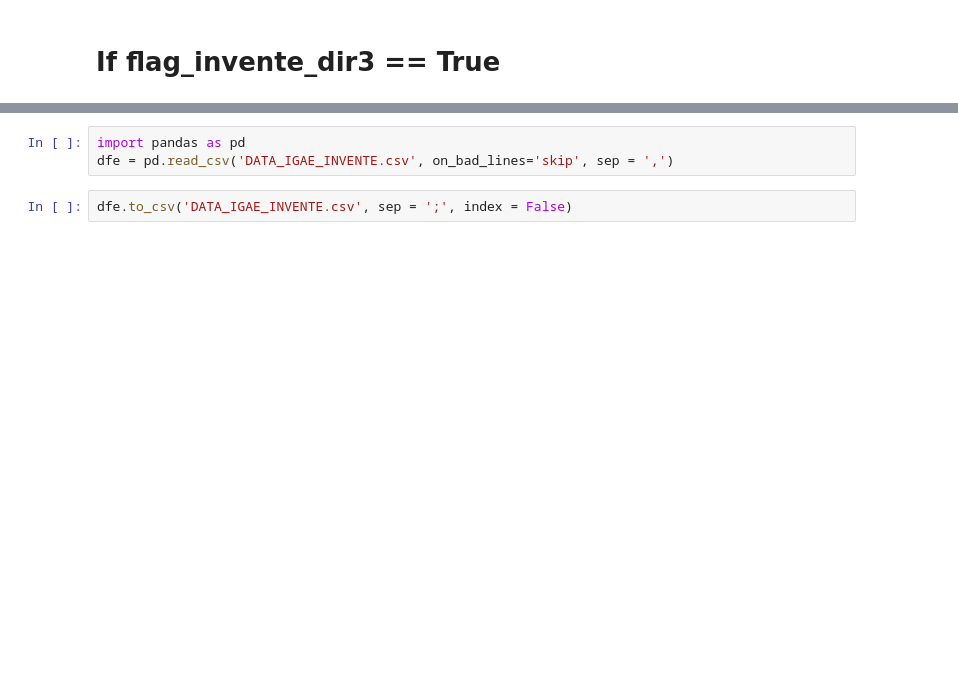
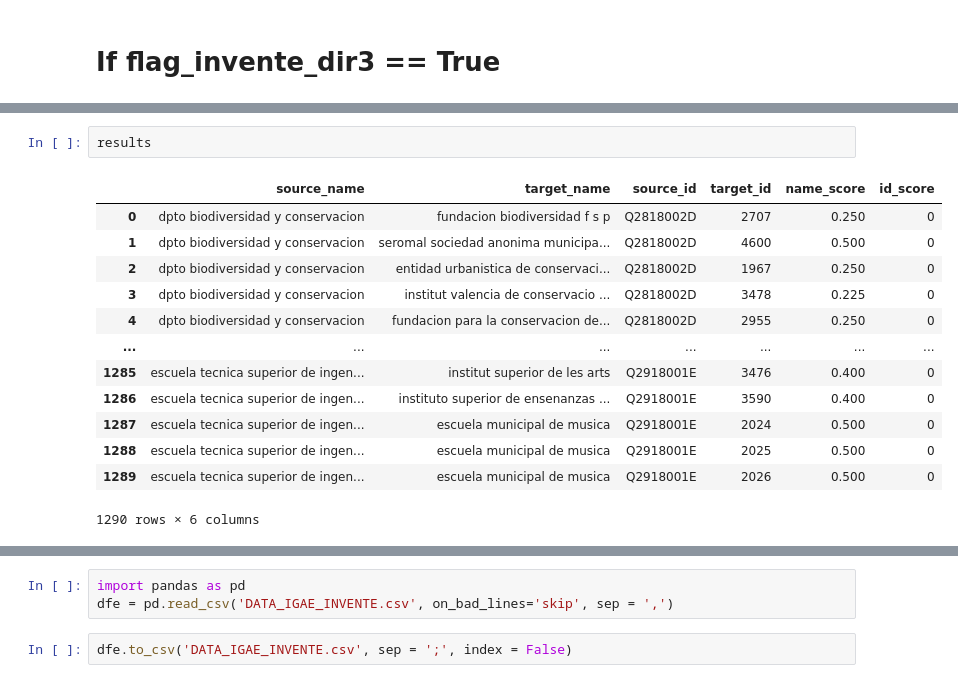
Before and after one commit to Fractal-Software-CA/AVALON, a Jupyter notebook: FuncionAzul.ipynb, the cells around one changed output, grey strips where cells are left out. Cells and saved outputs as stored; diff of their text form; blank space fills up the shorter version.

```diff
--- a/FuncionAzul.ipynb
+++ b/FuncionAzul.ipynb
@@ -539,0 +359,16 @@ def index_es(spark,df,target_names_column,index_name):
+# %%
+results
+# %% [output]
+|  | source_name | target_name | source_id | target_id | name_score | id_score |
+| 0 | dpto biodiversidad y conservacion | fundacion biodiversidad f s p | Q2818002D | 2707 | 0.250 | 0 |
+| 1 | dpto biodiversidad y conservacion | seromal sociedad anonima municipa... | Q2818002D | 4600 | 0.500 | 0 |
+| 2 | dpto biodiversidad y conservacion | entidad urbanistica de conservaci... | Q2818002D | 1967 | 0.250 | 0 |
+| 3 | dpto biodiversidad y conservacion | institut valencia de conservacio ... | Q2818002D | 3478 | 0.225 | 0 |
+| 4 | dpto biodiversidad y conservacion | fundacion para la conservacion de... | Q2818002D | 2955 | 0.250 | 0 |
+| ... | ... | ... | ... | ... | ... | ... |
+| 1285 | escuela tecnica superior de ingen... | institut superior de les arts | Q2918001E | 3476 | 0.400 | 0 |
+| 1286 | escuela tecnica superior de ingen... | instituto superior de ensenanzas ... | Q2918001E | 3590 | 0.400 | 0 |
+| 1287 | escuela tecnica superior de ingen... | escuela municipal de musica | Q2918001E | 2024 | 0.500 | 0 |
+| 1288 | escuela tecnica superior de ingen... | escuela municipal de musica | Q2918001E | 2025 | 0.500 | 0 |
+| 1289 | escuela tecnica superior de ingen... | escuela municipal de musica | Q2918001E | 2026 | 0.500 | 0 |
+1290 rows × 6 columns
```
Also changed, not shown: parts of 51 cells of this notebook, 4 other files.
